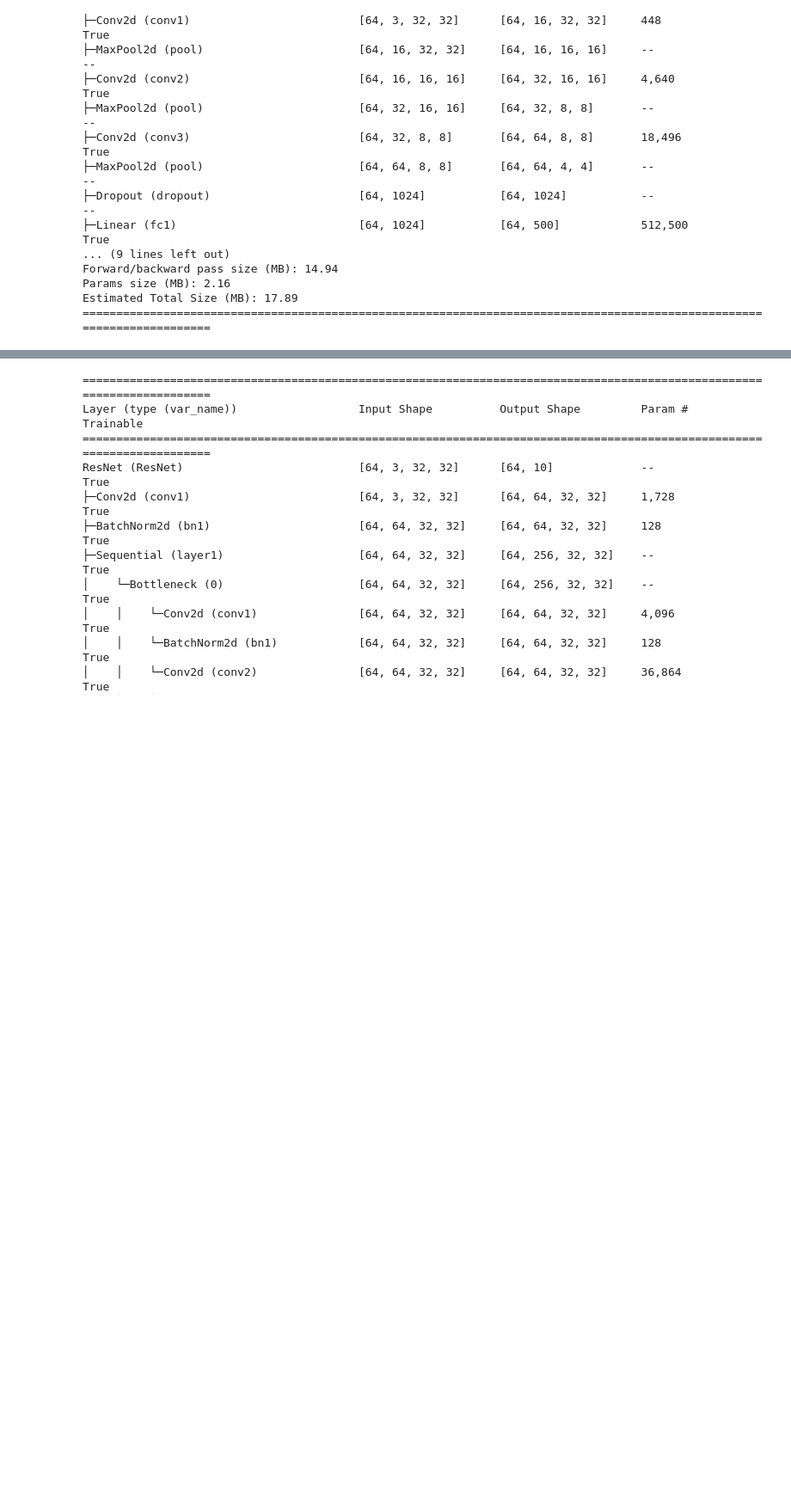
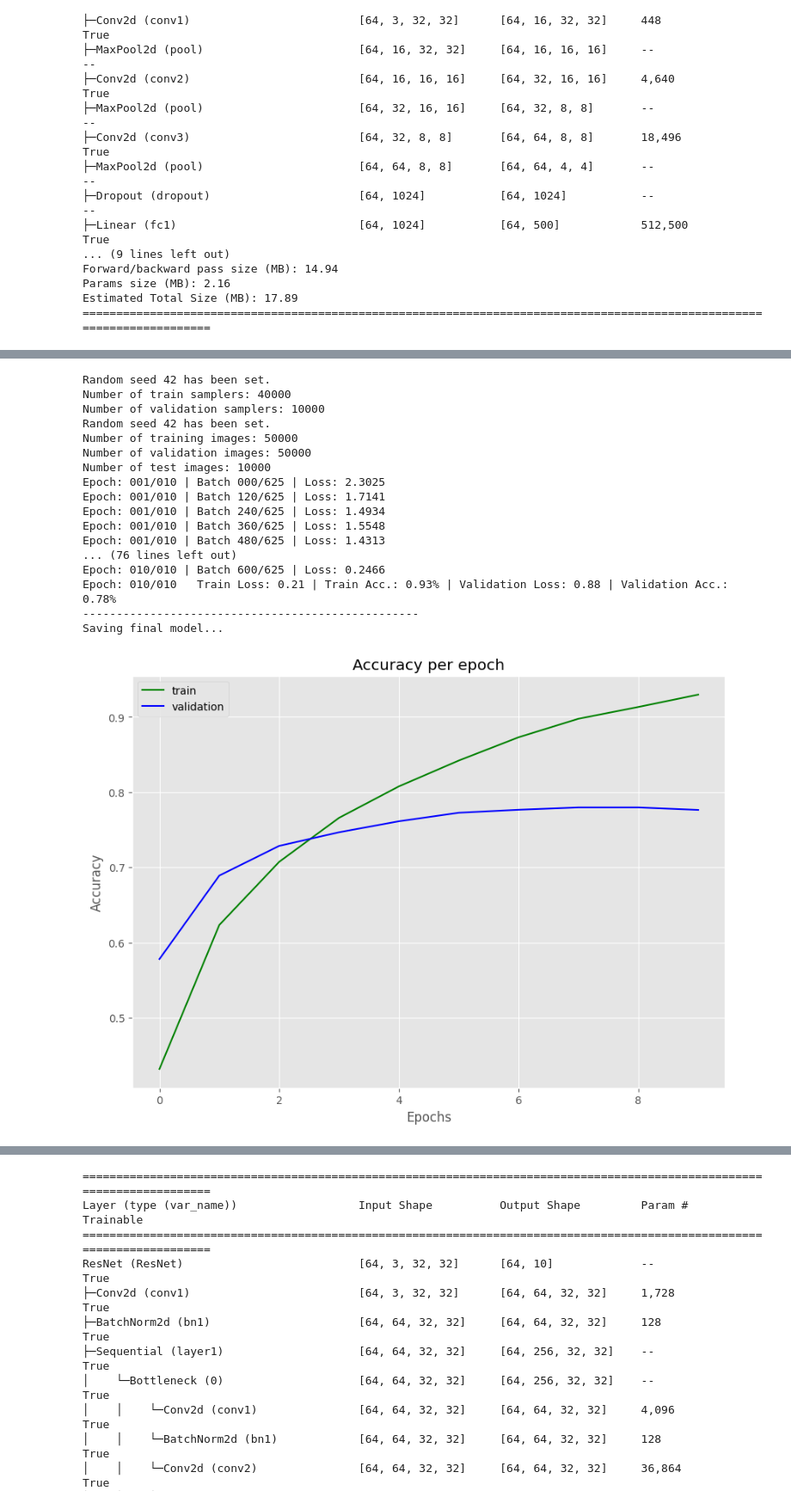
Before and after one commit to myng15/xAI-project-computer-vision, a Jupyter notebook: project-step-0-cifar10.ipynb, the cells around one changed output, grey strips where cells are left out. Shown at 86% size. Saved outputs shown, nothing was run; the diff lists cells and outputs as text; code cells hidden in the pictures; blank space fills up the shorter version.

Commit message:
retrain initial models on Cifar10

```diff
--- a/project-step-0-cifar10.ipynb
+++ b/project-step-0-cifar10.ipynb
@@ -153,0 +209,8 @@ Test Accuracy of truck: 78.10% (781.0/1000.0)
+# %%
+# Specify model
+model = models.get_model('simple_convnet_v2', batch_size, num_classes)
+model = move_to_device(model, device)
+
+# Instantiate the loss function and optimizer
+loss_func = nn.CrossEntropyLoss()
+optimizer = optim.Adam(model.parameters(), lr=lr)
@@ -153,0 +235,24 @@ Test Accuracy of truck: 78.10% (781.0/1000.0)
+# %%
+%%time
+from train import train
+
+results = train(num_classes=num_classes, model=model, model_name='simple_convnet_v2', batch_size=batch_size, num_workers=num_workers, epochs=epochs, max_lr=lr, loss_func=loss_func, optimizer=optimizer)
+# %% [output]
+Random seed 42 has been set.
+Number of train samplers: 40000
+Number of validation samplers: 10000
+Random seed 42 has been set.
+Number of training images: 50000
+Number of validation images: 50000
+Number of test images: 10000
+Epoch: 001/010 | Batch 000/625 | Loss: 2.3025
+Epoch: 001/010 | Batch 120/625 | Loss: 1.7141
+Epoch: 001/010 | Batch 240/625 | Loss: 1.4934
+Epoch: 001/010 | Batch 360/625 | Loss: 1.5548
+Epoch: 001/010 | Batch 480/625 | Loss: 1.4313
+... (76 lines left out)
+Epoch: 010/010 | Batch 600/625 | Loss: 0.2466
+Epoch: 010/010   Train Loss: 0.21 | Train Acc.: 0.93% | Validation Loss: 0.88 | Validation Acc.: 0.78%
+--------------------------------------------------
+Saving final model...
+[figure, added]
```
Also changed, not shown: parts of 32 cells of this notebook.
